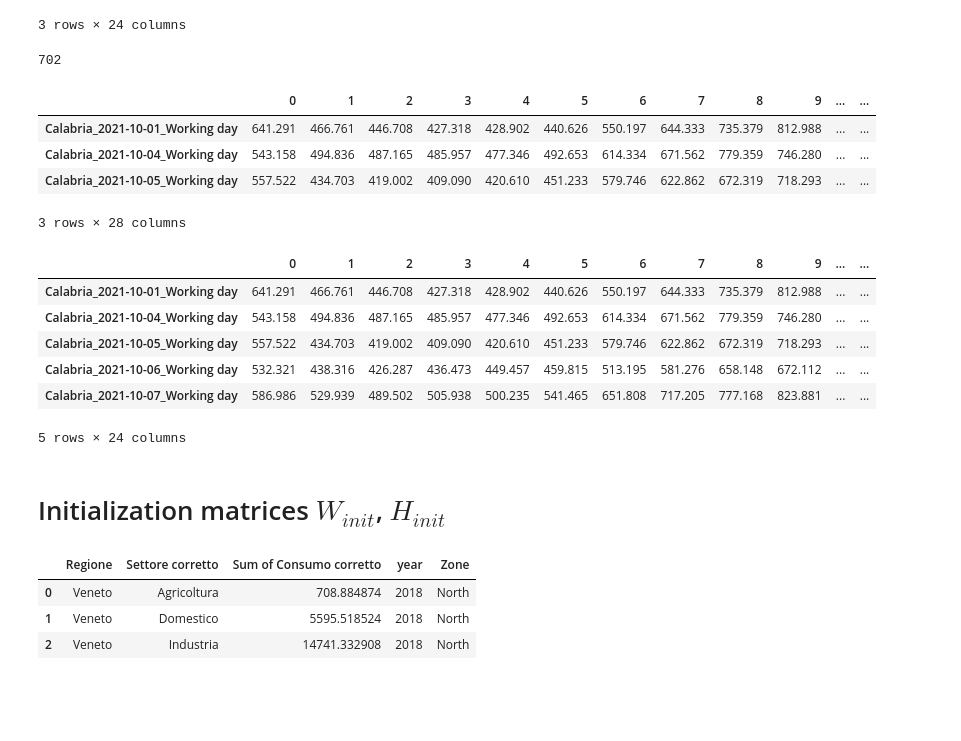
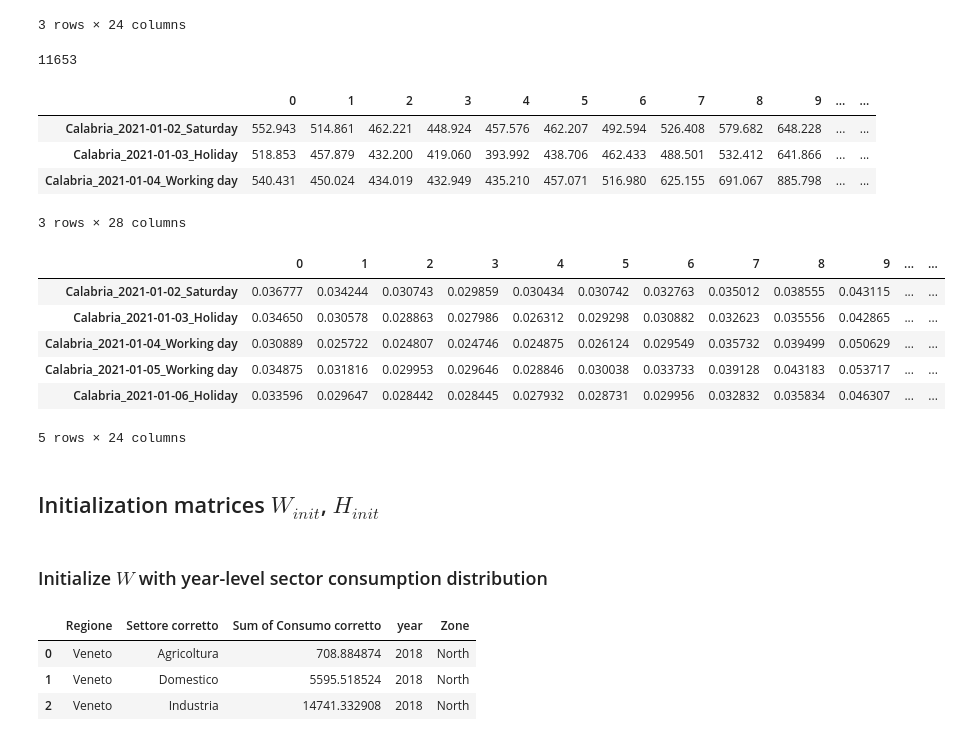
Before and after one commit to gkchln/load_bss, a Jupyter notebook: NMF.ipynb, the cells around one changed output. Cells and saved outputs as stored; diff of their text form; code cells hidden in the pictures; blank space fills up the shorter version.

```diff
--- a/NMF.ipynb
+++ b/NMF.ipynb
@@ -46,30 +46,32 @@ input_df.head(3)
 # %%
 unit_info = input_df.index.str.extract(r'^(?P<region>[\w.]+)_(?P<year>\d{4})-(?P<month>\d{2})-\d{2}_(?P<daytype>[\w ]+)$').set_index(input_df.index)
 df = pd.concat([input_df, unit_info], axis=1)
-df = df[(df.month == '10')&(df.daytype=='Working day')]
+# df = df[(df.month == '10')&(df.daytype=='Working day')]
 print(len(df))
 df.head(3)
 # %% [output]
-702
+11653
 |  | 0 | 1 | 2 | 3 | 4 | 5 | 6 | 7 | 8 | 9 | ... | ... |
-| Calabria_2021-10-01_Working day | 641.291 | 466.761 | 446.708 | 427.318 | 428.902 | 440.626 | 550.197 | 644.333 | 735.379 | 812.988 | ... | ... |
-| Calabria_2021-10-04_Working day | 543.158 | 494.836 | 487.165 | 485.957 | 477.346 | 492.653 | 614.334 | 671.562 | 779.359 | 746.280 | ... | ... |
-| Calabria_2021-10-05_Working day | 557.522 | 434.703 | 419.002 | 409.090 | 420.610 | 451.233 | 579.746 | 622.862 | 672.319 | 718.293 | ... | ... |
+| Calabria_2021-01-02_Saturday | 552.943 | 514.861 | 462.221 | 448.924 | 457.576 | 462.207 | 492.594 | 526.408 | 579.682 | 648.228 | ... | ... |
+| Calabria_2021-01-03_Holiday | 518.853 | 457.879 | 432.200 | 419.060 | 393.992 | 438.706 | 462.433 | 488.501 | 532.412 | 641.866 | ... | ... |
+| Calabria_2021-01-04_Working day | 540.431 | 450.024 | 434.019 | 432.949 | 435.210 | 457.071 | 516.980 | 625.155 | 691.067 | 885.798 | ... | ... |
 3 rows × 28 columns
 # %%
 X = df.drop(unit_info.columns, axis=1)
-# X = X.div(X.max(axis=1), axis=0)
+X = X.div(X.sum(axis=1), axis=0)
 X.head()
 # %% [output]
 |  | 0 | 1 | 2 | 3 | 4 | 5 | 6 | 7 | 8 | 9 | ... | ... |
-| Calabria_2021-10-01_Working day | 641.291 | 466.761 | 446.708 | 427.318 | 428.902 | 440.626 | 550.197 | 644.333 | 735.379 | 812.988 | ... | ... |
-| Calabria_2021-10-04_Working day | 543.158 | 494.836 | 487.165 | 485.957 | 477.346 | 492.653 | 614.334 | 671.562 | 779.359 | 746.280 | ... | ... |
-| Calabria_2021-10-05_Working day | 557.522 | 434.703 | 419.002 | 409.090 | 420.610 | 451.233 | 579.746 | 622.862 | 672.319 | 718.293 | ... | ... |
-| Calabria_2021-10-06_Working day | 532.321 | 438.316 | 426.287 | 436.473 | 449.457 | 459.815 | 513.195 | 581.276 | 658.148 | 672.112 | ... | ... |
-| Calabria_2021-10-07_Working day | 586.986 | 529.939 | 489.502 | 505.938 | 500.235 | 541.465 | 651.808 | 717.205 | 777.168 | 823.881 | ... | ... |
+| Calabria_2021-01-02_Saturday | 0.036777 | 0.034244 | 0.030743 | 0.029859 | 0.030434 | 0.030742 | 0.032763 | 0.035012 | 0.038555 | 0.043115 | ... | ... |
+| Calabria_2021-01-03_Holiday | 0.034650 | 0.030578 | 0.028863 | 0.027986 | 0.026312 | 0.029298 | 0.030882 | 0.032623 | 0.035556 | 0.042865 | ... | ... |
+| Calabria_2021-01-04_Working day | 0.030889 | 0.025722 | 0.024807 | 0.024746 | 0.024875 | 0.026124 | 0.029549 | 0.035732 | 0.039499 | 0.050629 | ... | ... |
+| Calabria_2021-01-05_Working day | 0.034875 | 0.031816 | 0.029953 | 0.029646 | 0.028846 | 0.030038 | 0.033733 | 0.039128 | 0.043183 | 0.053717 | ... | ... |
+| Calabria_2021-01-06_Holiday | 0.033596 | 0.029647 | 0.028442 | 0.028445 | 0.027932 | 0.028731 | 0.029956 | 0.032832 | 0.035834 | 0.046307 | ... | ... |
 5 rows × 24 columns
 # %% [markdown]
-# Initialization matrices $W_{init}$, $H_{init}$
+## Initialization matrices $W_{init}$, $H_{init}$
+# %% [markdown]
+### Initialize $W$ with year-level sector consumption distribution
 # %%
 cons_df = pd.read_excel('data/consumption/consumption_chart.xlsx')
 cons_df.head(3)
```
Also changed, not shown: parts of 16 cells of this notebook.
